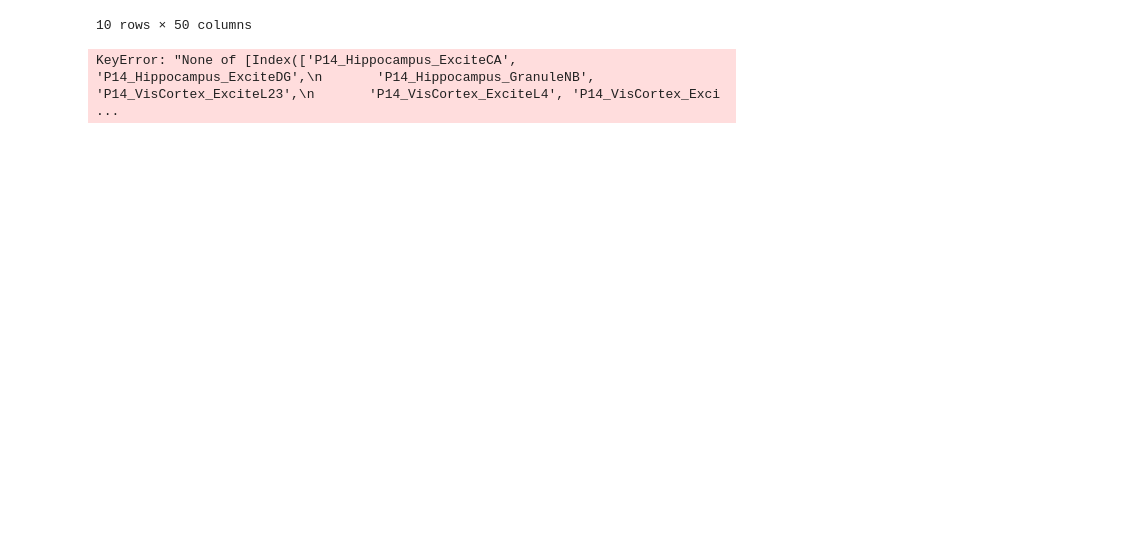
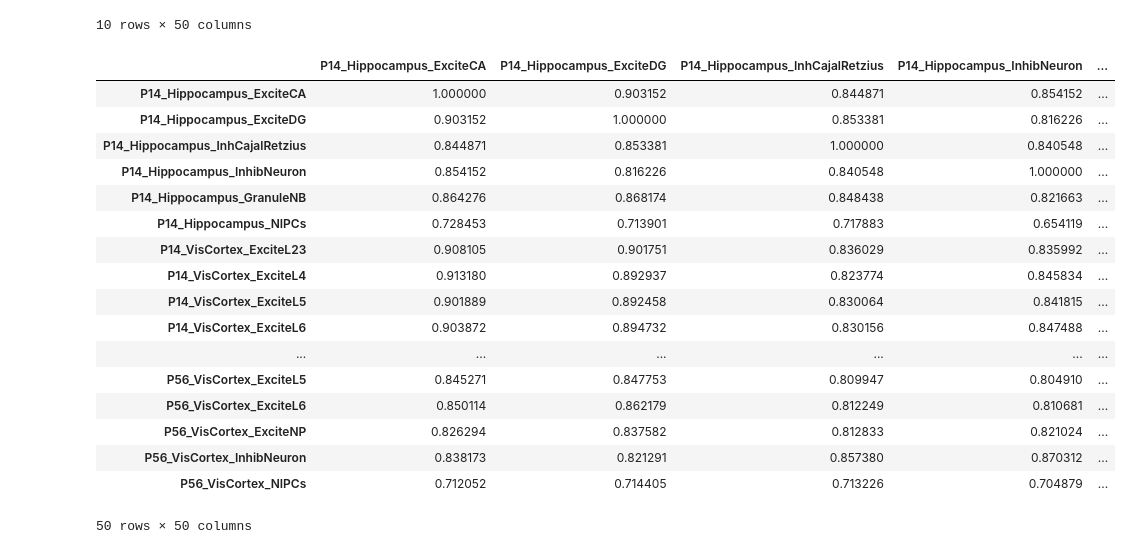
Before and after one commit to aimeenhile/fall25-csc-bioinf, a Jupyter notebook: final-project/src/exon_inclusion/analysis.ipynb, the cells around one changed output. Saved outputs shown, nothing was run; the diff lists cells and outputs as text; code cells hidden in the pictures; blank space fills up the shorter version.

```diff
--- a/final-project/src/exon_inclusion/analysis.ipynb
+++ b/final-project/src/exon_inclusion/analysis.ipynb
@@ -310,8 +316,24 @@ subtype_alt.head(10)
 | chr1_119765878_119765922_-::ENSMU... | NaN | NaN | NaN | NaN | ... |
 10 rows × 50 columns
 # %%
-subtype_alt = preprocess_subtype(subtype_alt)
 CN_subtype = compute_spearman_corr(subtype_alt)
 CN_subtype
 # %% [output]
+|  | P14_Hippocampus_ExciteCA | P14_Hippocampus_ExciteDG | P14_Hippocampus_InhCajalRetzius | P14_Hippocampus_InhibNeuron | ... |
+| P14_Hippocampus_ExciteCA | 1.000000 | 0.903152 | 0.844871 | 0.854152 | ... |
+| P14_Hippocampus_ExciteDG | 0.903152 | 1.000000 | 0.853381 | 0.816226 | ... |
+| P14_Hippocampus_InhCajalRetzius | 0.844871 | 0.853381 | 1.000000 | 0.840548 | ... |
+| P14_Hippocampus_InhibNeuron | 0.854152 | 0.816226 | 0.840548 | 1.000000 | ... |
+| P14_Hippocampus_GranuleNB | 0.864276 | 0.868174 | 0.848438 | 0.821663 | ... |
+| P14_Hippocampus_NIPCs | 0.728453 | 0.713901 | 0.717883 | 0.654119 | ... |
+| P14_VisCortex_ExciteL23 | 0.908105 | 0.901751 | 0.836029 | 0.835992 | ... |
+| P14_VisCortex_ExciteL4 | 0.913180 | 0.892937 | 0.823774 | 0.845834 | ... |
+| P14_VisCortex_ExciteL5 | 0.901889 | 0.892458 | 0.830064 | 0.841815 | ... |
+| P14_VisCortex_ExciteL6 | 0.903872 | 0.894732 | 0.830156 | 0.847488 | ... |
+| ... | ... | ... | ... | ... | ... |
+| P56_VisCortex_ExciteL5 | 0.845271 | 0.847753 | 0.809947 | 0.804910 | ... |
+| P56_VisCortex_ExciteL6 | 0.850114 | 0.862179 | 0.812249 | 0.810681 | ... |
+| P56_VisCortex_ExciteNP | 0.826294 | 0.837582 | 0.812833 | 0.821024 | ... |
+| P56_VisCortex_InhibNeuron | 0.838173 | 0.821291 | 0.857380 | 0.870312 | ... |
+| P56_VisCortex_NIPCs | 0.712052 | 0.714405 | 0.713226 | 0.704879 | ... |
-KeyError: "None of [Index(['P14_Hippocampus_ExciteCA', 'P14_Hippocampus_ExciteDG',\n       'P14_Hippocampus_GranuleNB', 'P14_VisCortex_ExciteL23',\n       'P14_VisCortex_ExciteL4', 'P14_VisCortex_Exci ...
+50 rows × 50 columns
```
Also changed, not shown: parts of 8 cells of this notebook, 2 other files.
